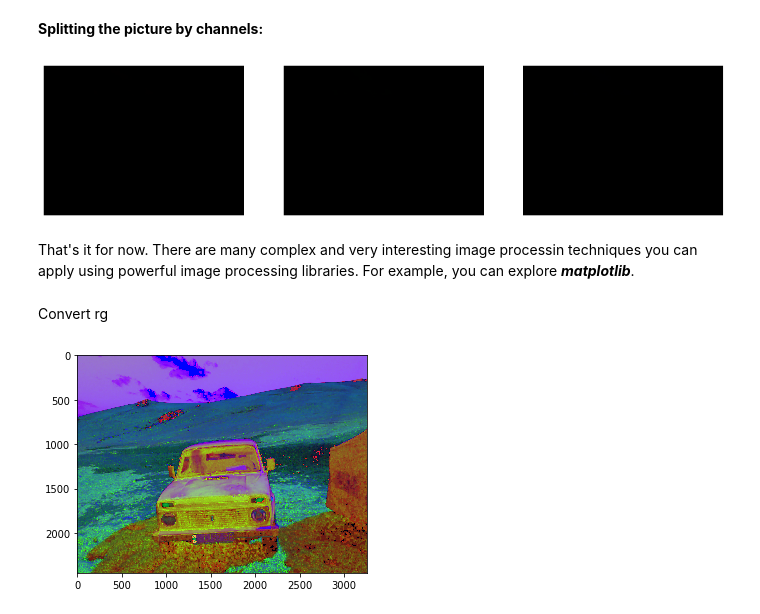
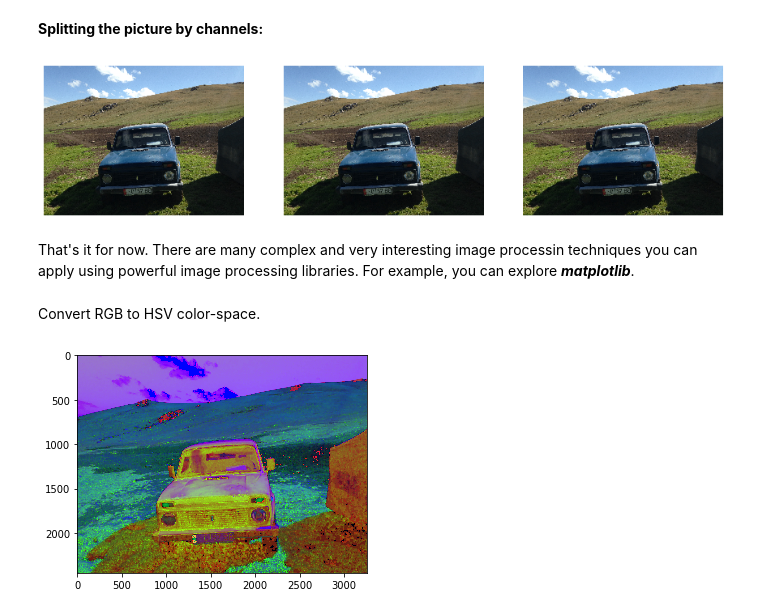
Before and after one commit to aabdygaziev/computer_vision101, a Jupyter notebook: image_preprocessing.ipynb, the cells around one changed output. Drawn from its saved outputs; the diff is of its cells as text; code cells hidden in the pictures.

```diff
--- a/image_preprocessing.ipynb
+++ b/image_preprocessing.ipynb
@@ -127,19 +127,21 @@ plt.show()
 # %% [markdown]
 **Splitting the picture by channels:**
 # %%
+image = plt.imread('jailoo.jpeg')
+
 fig, axs = plt.subplots(nrows=1, ncols=3, figsize=(15,5))
 
 for c, ax in zip(range(3), axs):
-    image = np.zeros(img.shape, dtype="uint8")
-    image[:,:,c] = img[:,:,c]
+    img_ = np.zeros(image.shape, dtype="uint8")
+    img_[:,:,c] = image[:,:,c]
     ax.imshow(image)
     ax.set_axis_off()
 # %% [output]
-[figure, old version]
+[figure, new version]
 # %% [markdown]
 That's it for now. There are many complex and very interesting image processin techniques you can apply using powerful image processing libraries. For example, you can explore ***matplotlib***.
-# %% [markdown]
-Convert rg
+# %% [markdown]
+Convert RGB to HSV color-space.
 # %%
 from matplotlib.colors import rgb_to_hsv
 hsv_image = rgb_to_hsv(img)
```
Also changed, not shown: 6 other files.
